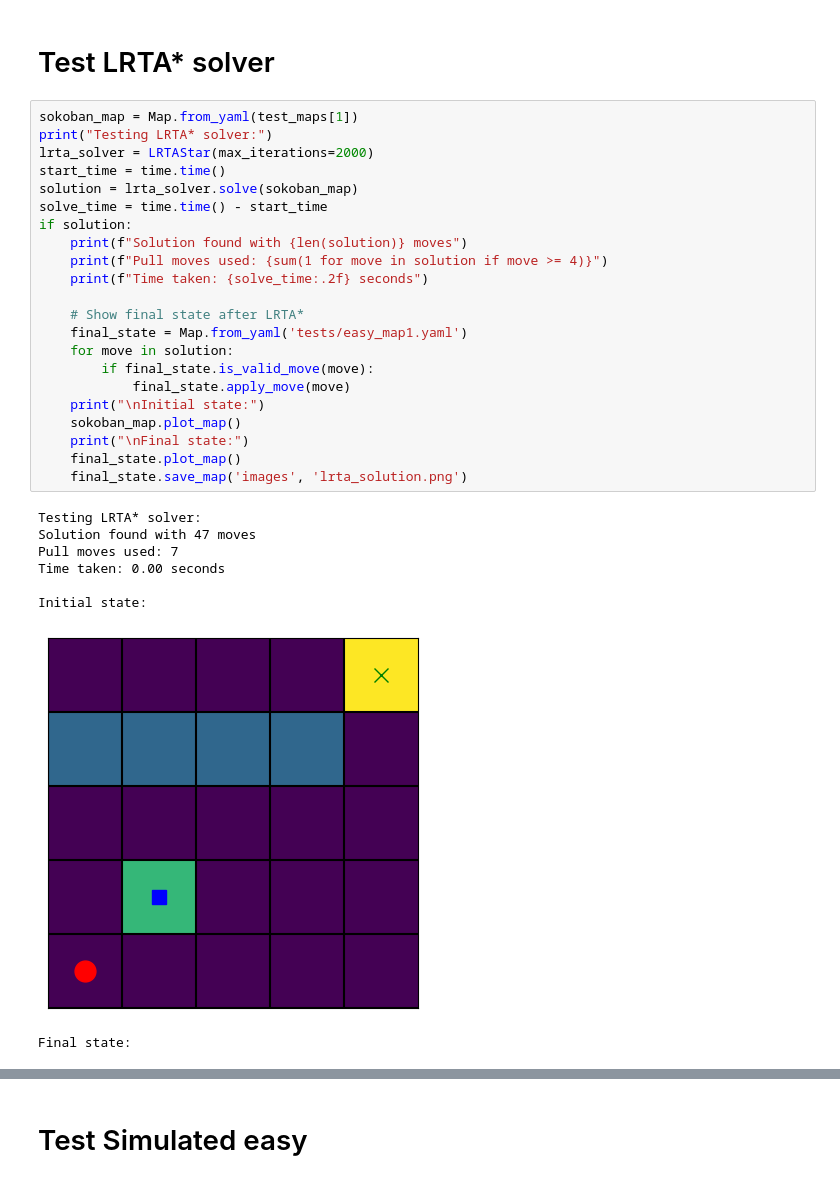
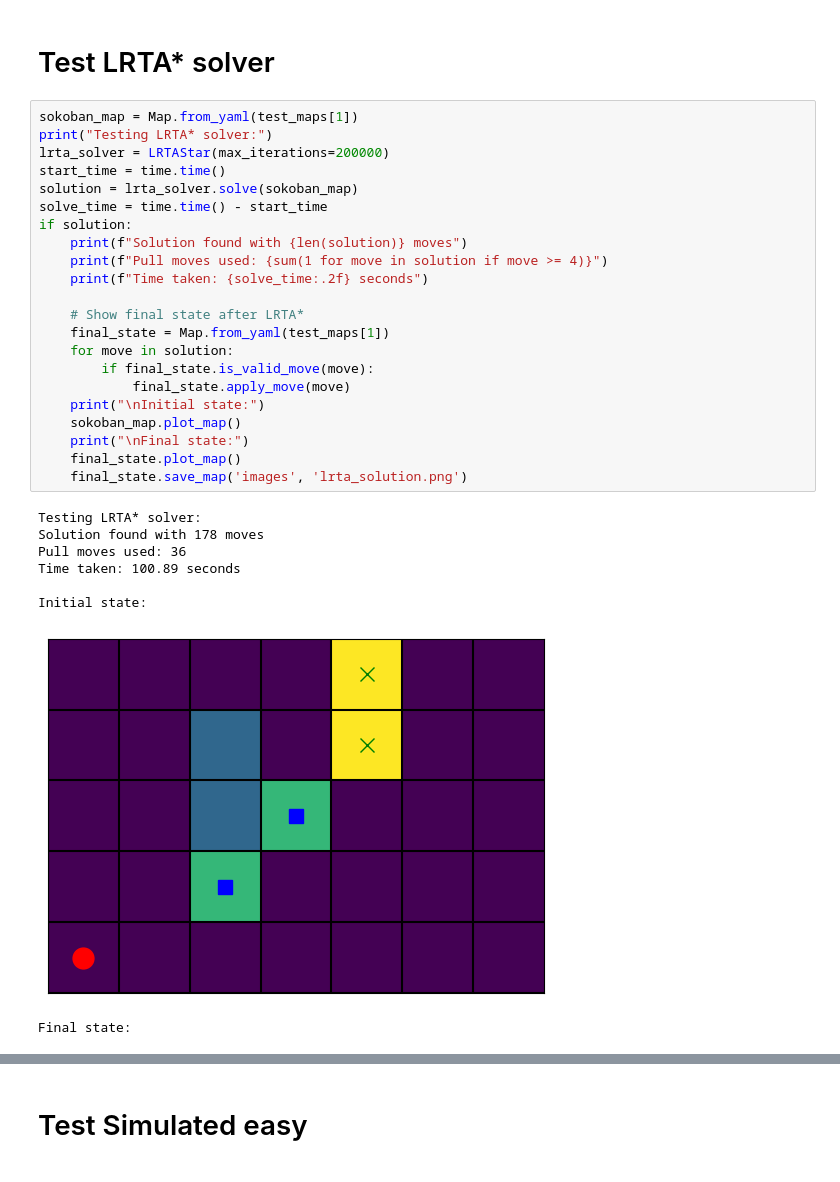
Before and after one commit to denboba/sokoban_AI, a Jupyter notebook: main.ipynb, the cells around one changed output, grey strips where cells are left out. Drawn from its saved outputs; the diff is of its cells as text.

```diff
--- a/main.ipynb
+++ b/main.ipynb
@@ -39,31 +38,31 @@ test_maps = [
 # %%
 sokoban_map = Map.from_yaml(test_maps[1])
 print("Testing LRTA* solver:")
-lrta_solver = LRTAStar(max_iterations=2000)
+lrta_solver = LRTAStar(max_iterations=200000)
 start_time = time.time()
 solution = lrta_solver.solve(sokoban_map)
 solve_time = time.time() - start_time
 if solution:
     print(f"Solution found with {len(solution)} moves")
     print(f"Pull moves used: {sum(1 for move in solution if move >= 4)}")
     print(f"Time taken: {solve_time:.2f} seconds")
 
     # Show final state after LRTA*
-    final_state = Map.from_yaml('tests/easy_map1.yaml')
+    final_state = Map.from_yaml(test_maps[1])
     for move in solution:
         if final_state.is_valid_move(move):
             final_state.apply_move(move)
     print("\nInitial state:")
     sokoban_map.plot_map()
     print("\nFinal state:")
     final_state.plot_map()
     final_state.save_map('images', 'lrta_solution.png')
 # %% [output]
 Testing LRTA* solver:
-Solution found with 47 moves
-Pull moves used: 7
-Time taken: 0.00 seconds
+Solution found with 178 moves
+Pull moves used: 36
+Time taken: 100.89 seconds
 
 Initial state:
-[figure, old version]
+[figure, new version]
 Final state:
```
Also changed, not shown: parts of 4 cells of this notebook, 20 other files.
